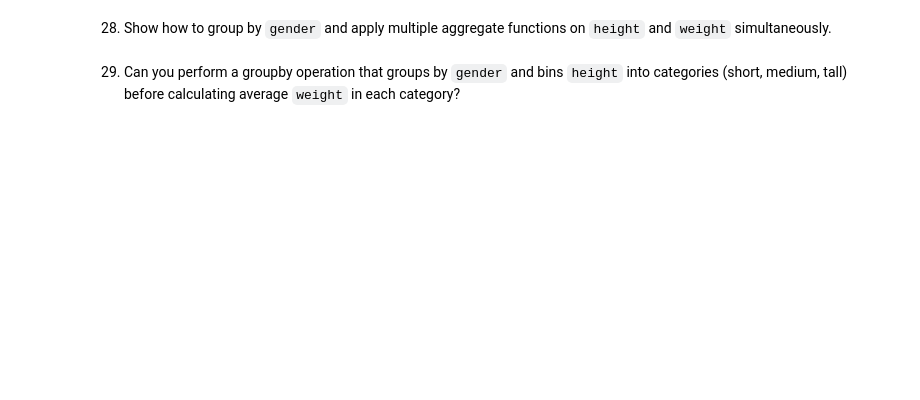
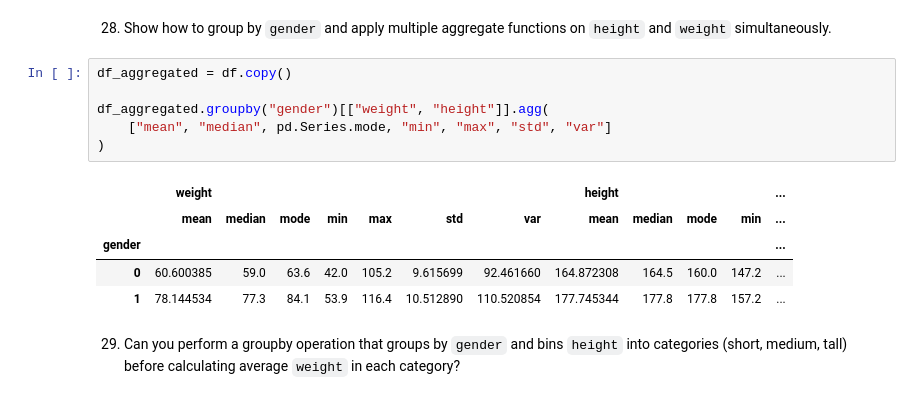
Before and after one commit to jordanriver/DScourse, a Jupyter notebook: Homework/week6_ex_groupby_jordan.ipynb, the cells around one changed output. Drawn from its saved outputs; the diff is of its cells as text; blank space fills up the shorter version.

```diff
--- a/Homework/week6_ex_groupby_jordan.ipynb
+++ b/Homework/week6_ex_groupby_jordan.ipynb
@@ -344,4 +503,16 @@ df.groupby('gender')['height'].agg(pd.Series.mode).rename('mode_height').to_fram
 # %% [markdown]
 28. Show how to group by `gender` and apply multiple aggregate functions on `height` and `weight` simultaneously.
+# %%
+df_aggregated = df.copy()
+
+df_aggregated.groupby("gender")[["weight", "height"]].agg(
+    ["mean", "median", pd.Series.mode, "min", "max", "std", "var"]
+)
+# %% [output]
+|  | weight |  |  |  |  |  |  | height |  |  |  | ... |
+|  | mean | median | mode | min | max | std | var | mean | median | mode | min | ... |
+| gender |  |  |  |  |  |  |  |  |  |  |  | ... |
+| 0 | 60.600385 | 59.0 | 63.6 | 42.0 | 105.2 | 9.615699 | 92.461660 | 164.872308 | 164.5 | 160.0 | 147.2 | ... |
+| 1 | 78.144534 | 77.3 | 84.1 | 53.9 | 116.4 | 10.512890 | 110.520854 | 177.745344 | 177.8 | 177.8 | 157.2 | ... |
 # %% [markdown]
 29. Can you perform a groupby operation that groups by `gender` and bins `height` into categories (short, medium, tall) before calculating average `weight` in each category?
```
Also changed, not shown: parts of 34 cells of this notebook.
